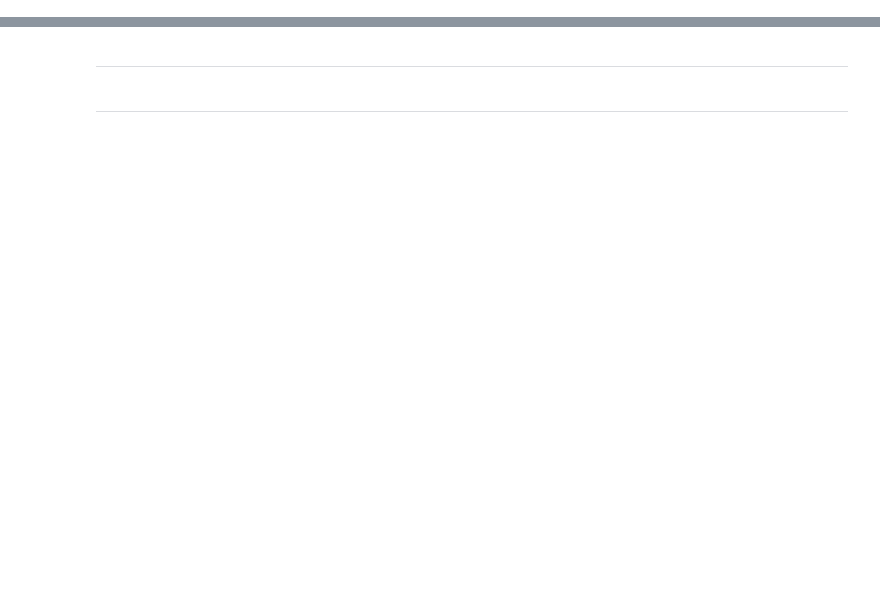
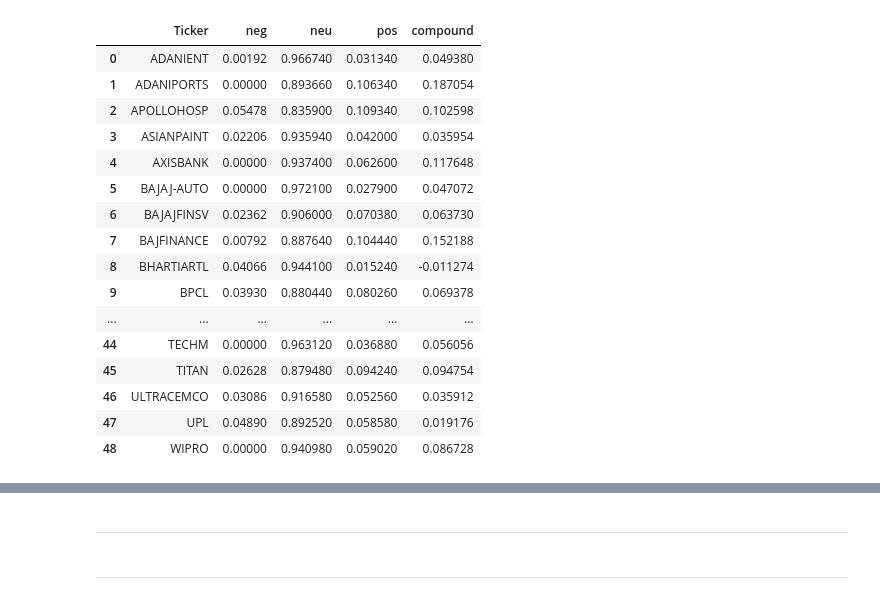
Before and after one commit to Shubxam/Nifty-500-Live-Sentiment-Analysis, a Jupyter notebook: playbook_2.ipynb, the cells around one changed output, grey strips where cells are left out. Saved outputs shown, nothing was run; the diff lists cells and outputs as text; code cells hidden in the pictures; blank space fills up the shorter version.

```diff
--- a/playbook_2.ipynb
+++ b/playbook_2.ipynb
@@ -213,0 +226,20 @@ art_scores_df = pd.merge(articles_df, art_scores_df, left_index=True, right_inde
+# %%
+ticker_scores
+# %% [output]
+|  | Ticker | neg | neu | pos | compound |
+| 0 | ADANIENT | 0.00192 | 0.966740 | 0.031340 | 0.049380 |
+| 1 | ADANIPORTS | 0.00000 | 0.893660 | 0.106340 | 0.187054 |
+| 2 | APOLLOHOSP | 0.05478 | 0.835900 | 0.109340 | 0.102598 |
+| 3 | ASIANPAINT | 0.02206 | 0.935940 | 0.042000 | 0.035954 |
+| 4 | AXISBANK | 0.00000 | 0.937400 | 0.062600 | 0.117648 |
+| 5 | BAJAJ-AUTO | 0.00000 | 0.972100 | 0.027900 | 0.047072 |
+| 6 | BAJAJFINSV | 0.02362 | 0.906000 | 0.070380 | 0.063730 |
+| 7 | BAJFINANCE | 0.00792 | 0.887640 | 0.104440 | 0.152188 |
+| 8 | BHARTIARTL | 0.04066 | 0.944100 | 0.015240 | -0.011274 |
+| 9 | BPCL | 0.03930 | 0.880440 | 0.080260 | 0.069378 |
+| ... | ... | ... | ... | ... | ... |
+| 44 | TECHM | 0.00000 | 0.963120 | 0.036880 | 0.056056 |
+| 45 | TITAN | 0.02628 | 0.879480 | 0.094240 | 0.094754 |
+| 46 | ULTRACEMCO | 0.03086 | 0.916580 | 0.052560 | 0.035912 |
+| 47 | UPL | 0.04890 | 0.892520 | 0.058580 | 0.019176 |
+| 48 | WIPRO | 0.00000 | 0.940980 | 0.059020 | 0.086728 |
```
Also changed, not shown: parts of 43 cells of this notebook, 12 other files.
